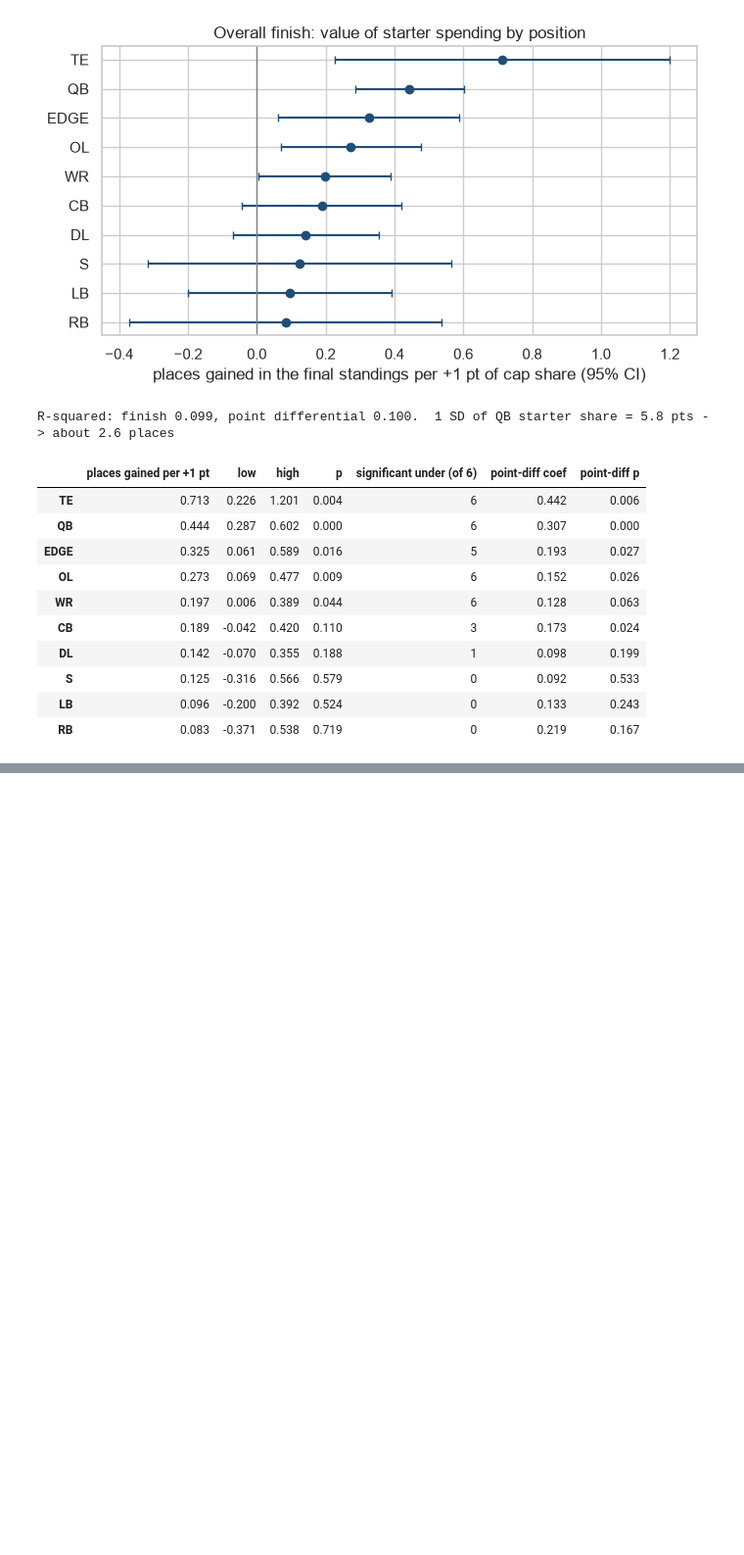
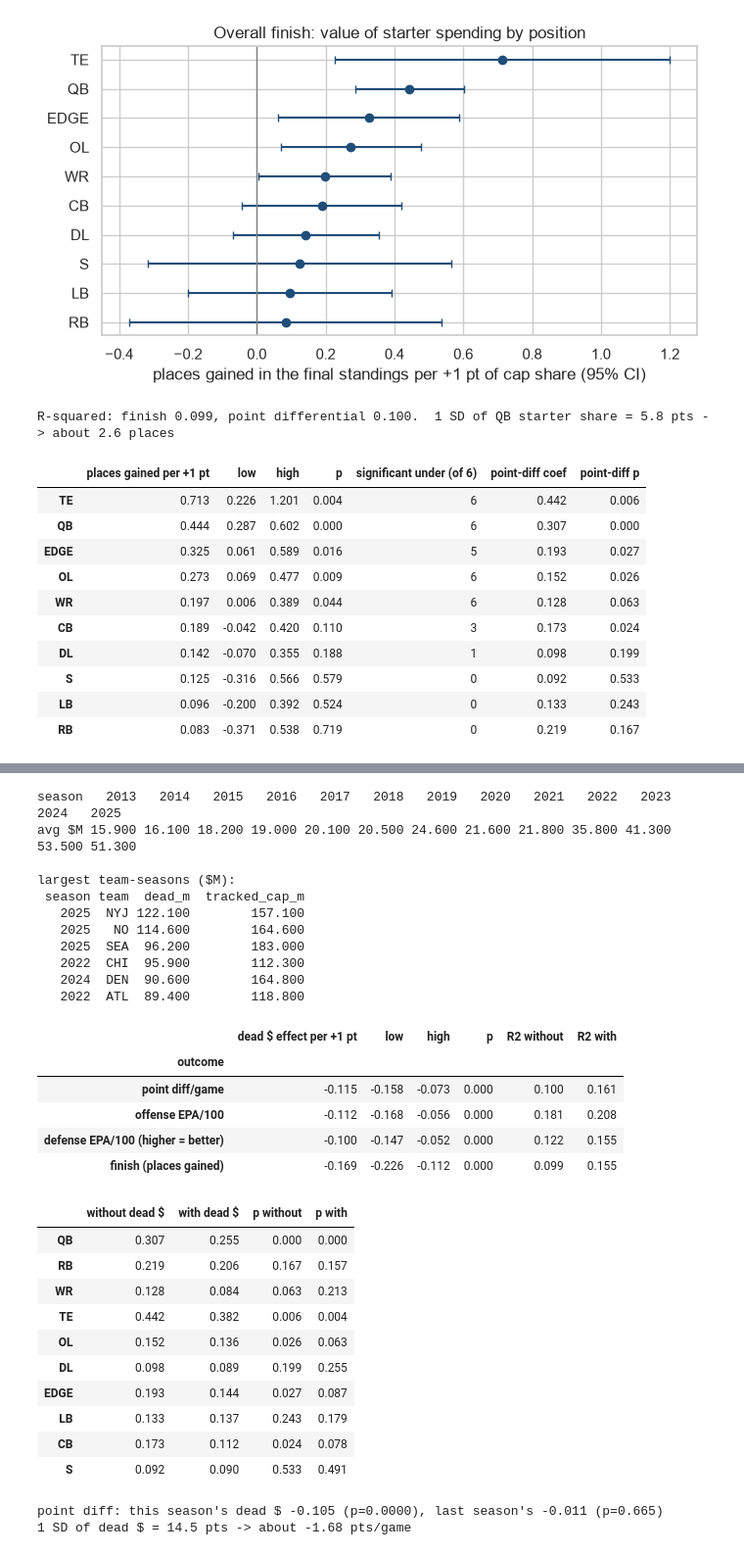
Before and after one commit to noahfighter883/nfl-position-value, a Jupyter notebook: analysis.ipynb, the cells around one changed output, grey strips where cells are left out. Shown at 98% size. Saved outputs shown, nothing was run; the diff lists cells and outputs as text; code cells hidden in the pictures; blank space fills up the shorter version.

```diff
--- a/analysis.ipynb
+++ b/analysis.ipynb
@@ -1325 +1341,65 @@ R-squared: finish 0.099, point differential 0.100.  1 SD of QB starter share = 5
+# %%
+# Dead money is not in the contract data (a released player's leftover bonus is not in his season history), so recover it as a
+# residual: the league's base cap minus every tracked cap hit (dead_m, built in build_data.py). It also contains any cap a team left
+# unspent, and the two cannot be told apart. Shown as a share of tracked cap, compared against bench money like the positions.
+ts["DEAD_pp"] = ts["dead_m"] / ts["tracked_cap_m"] * 100
+print(ts.groupby("season")["dead_m"].mean().round(1).to_frame("avg $M").T.to_string())
+print("\nlargest team-seasons ($M):"); print(ts.nlargest(6, "dead_m")[["season", "team", "dead_m", "tracked_cap_m"]].round(1).to_string(index=False))
+
+RHS0 = " + ".join(f"{p}_st" for p in POS) + " + ST_pct"
+OUTS = {"point diff/game": "pt_diff_pg", "offense EPA/100": "off100", "defense EPA/100 (higher = better)": "def100", "finish (places gained)": "finish"}
+ts["off100"] = ts.off_epa_play * 100; ts["def100"] = -ts.def_epa_play * 100
+rows, cmp_ = [], {}
+for lab, y in OUTS.items():
+    m0, m1 = fit(f"{y} ~ {RHS0}"), fit(f"{y} ~ {RHS0} + DEAD_pp")
+    s = -1 if y == "finish" else 1
+    ci = m1.conf_int().loc["DEAD_pp"]
+    rows.append({"outcome": lab, "dead $ effect per +1 pt": s * m1.params["DEAD_pp"], "low": min(s * ci[0], s * ci[1]), "high": max(s * ci[0], s * ci[1]),
+                 "p": m1.pvalues["DEAD_pp"], "R2 without": m0.rsquared, "R2 with": m1.rsquared})
+    cmp_[lab] = (m0, m1, s)
+dead_tbl = pd.DataFrame(rows).set_index("outcome"); display(dead_tbl.round(3))
+
+# does adding it change the positions? point differential, with and without
+m0, m1, _ = cmp_["point diff/game"]
+chg = pd.DataFrame({"without dead $": [m0.params[f"{p}_st"] for p in POS], "with dead $": [m1.params[f"{p}_st"] for p in POS],
+                    "p without": [m0.pvalues[f"{p}_st"] for p in POS], "p with": [m1.pvalues[f"{p}_st"] for p in POS]}, index=POS)
+display(chg.round(3))
+
+# is it a one-year thing? last season's dead money against this season's results (teams in consecutive seasons)
+ts = ts.sort_values(["team", "season"]); ts["DEAD_lag"] = ts.groupby("team")["DEAD_pp"].shift(1)
+lag = ts.dropna(subset=["DEAD_lag"])
+ml = fit(f"pt_diff_pg ~ {RHS0} + DEAD_pp + DEAD_lag", lag)
+print(f"point diff: this season's dead $ {ml.params['DEAD_pp']:.3f} (p={ml.pvalues['DEAD_pp']:.4f}), last season's {ml.params['DEAD_lag']:.3f} (p={ml.pvalues['DEAD_lag']:.3f})")
+print(f"1 SD of dead $ = {ts.DEAD_pp.std():.1f} pts -> about {m1.params['DEAD_pp'] * ts.DEAD_pp.std():.2f} pts/game")
+# %% [output]
+season   2013   2014   2015   2016   2017   2018   2019   2020   2021   2022   2023   2024   2025
+avg $M 15.900 16.100 18.200 19.000 20.100 20.500 24.600 21.600 21.800 35.800 41.300 53.500 51.300
+
+largest team-seasons ($M):
+ season team  dead_m  tracked_cap_m
+   2025  NYJ 122.100        157.100
+   2025   NO 114.600        164.600
+   2025  SEA  96.200        183.000
+   2022  CHI  95.900        112.300
+   2024  DEN  90.600        164.800
+   2022  ATL  89.400        118.800
+|  | dead $ effect per +1 pt | low | high | p | R2 without | R2 with |
+| outcome |  |  |  |  |  |  |
+| point diff/game | -0.115 | -0.158 | -0.073 | 0.000 | 0.100 | 0.161 |
+| offense EPA/100 | -0.112 | -0.168 | -0.056 | 0.000 | 0.181 | 0.208 |
+| defense EPA/100 (higher = better) | -0.100 | -0.147 | -0.052 | 0.000 | 0.122 | 0.155 |
+| finish (places gained) | -0.169 | -0.226 | -0.112 | 0.000 | 0.099 | 0.155 |
+|  | without dead $ | with dead $ | p without | p with |
+| QB | 0.307 | 0.255 | 0.000 | 0.000 |
+| RB | 0.219 | 0.206 | 0.167 | 0.157 |
+| WR | 0.128 | 0.084 | 0.063 | 0.213 |
+| TE | 0.442 | 0.382 | 0.006 | 0.004 |
+| OL | 0.152 | 0.136 | 0.026 | 0.063 |
+| DL | 0.098 | 0.089 | 0.199 | 0.255 |
+| EDGE | 0.193 | 0.144 | 0.027 | 0.087 |
+| LB | 0.133 | 0.137 | 0.243 | 0.179 |
+| CB | 0.173 | 0.112 | 0.024 | 0.078 |
+| S | 0.092 | 0.090 | 0.533 | 0.491 |
+point diff: this season's dead $ -0.105 (p=0.0000), last season's -0.011 (p=0.665)
+1 SD of dead $ = 14.5 pts -> about -1.68 pts/game
 # %% [markdown]
```
Also changed, not shown: parts of 3 cells of this notebook, 6 other files.
